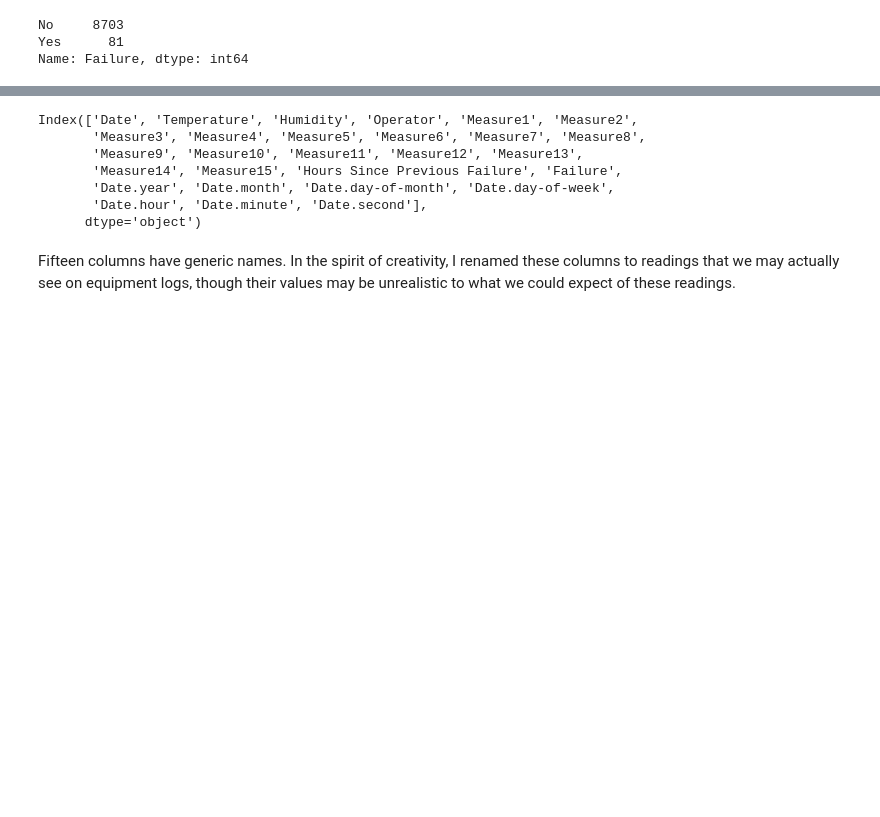
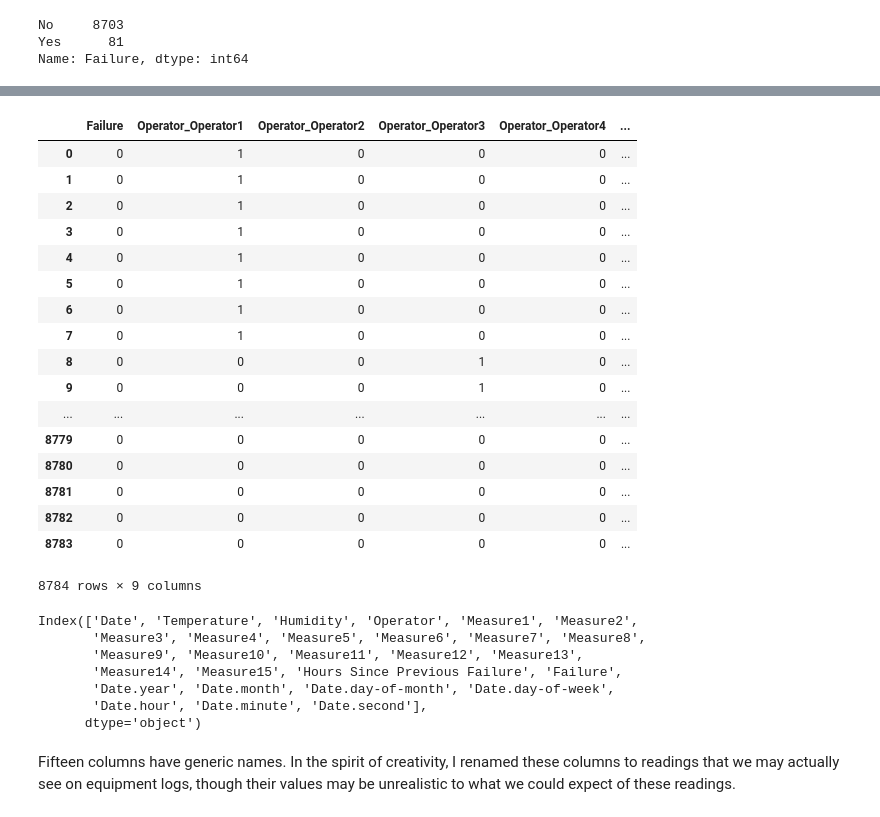
Before and after one commit to kurtrm/predicting_equipment_failure, a Jupyter notebook: notebooks/equipment_failure_notebook.ipynb, the cells around one changed output, grey strips where cells are left out. Drawn from its saved outputs; the diff is of its cells as text; code cells hidden in the pictures; blank space fills up the shorter version.

```diff
--- a/notebooks/equipment_failure_notebook.ipynb
+++ b/notebooks/equipment_failure_notebook.ipynb
@@ -25,3 +35,24 @@ Name: Failure, dtype: int64
+# %%
+pd.get_dummies(raw_df[['Failure', 'Operator', 'day-of-week']])
+# %% [output]
+|  | Failure | Operator_Operator1 | Operator_Operator2 | Operator_Operator3 | Operator_Operator4 | ... |
+| 0 | 0 | 1 | 0 | 0 | 0 | ... |
+| 1 | 0 | 1 | 0 | 0 | 0 | ... |
+| 2 | 0 | 1 | 0 | 0 | 0 | ... |
+| 3 | 0 | 1 | 0 | 0 | 0 | ... |
+| 4 | 0 | 1 | 0 | 0 | 0 | ... |
+| 5 | 0 | 1 | 0 | 0 | 0 | ... |
+| 6 | 0 | 1 | 0 | 0 | 0 | ... |
+| 7 | 0 | 1 | 0 | 0 | 0 | ... |
+| 8 | 0 | 0 | 0 | 1 | 0 | ... |
+| 9 | 0 | 0 | 0 | 1 | 0 | ... |
+| ... | ... | ... | ... | ... | ... | ... |
+| 8779 | 0 | 0 | 0 | 0 | 0 | ... |
+| 8780 | 0 | 0 | 0 | 0 | 0 | ... |
+| 8781 | 0 | 0 | 0 | 0 | 0 | ... |
+| 8782 | 0 | 0 | 0 | 0 | 0 | ... |
+| 8783 | 0 | 0 | 0 | 0 | 0 | ... |
+8784 rows × 9 columns
 # %%
 raw_df.columns
 # %% [output]
```
Also changed, not shown: parts of 1 cell of this notebook, 1 other file.
